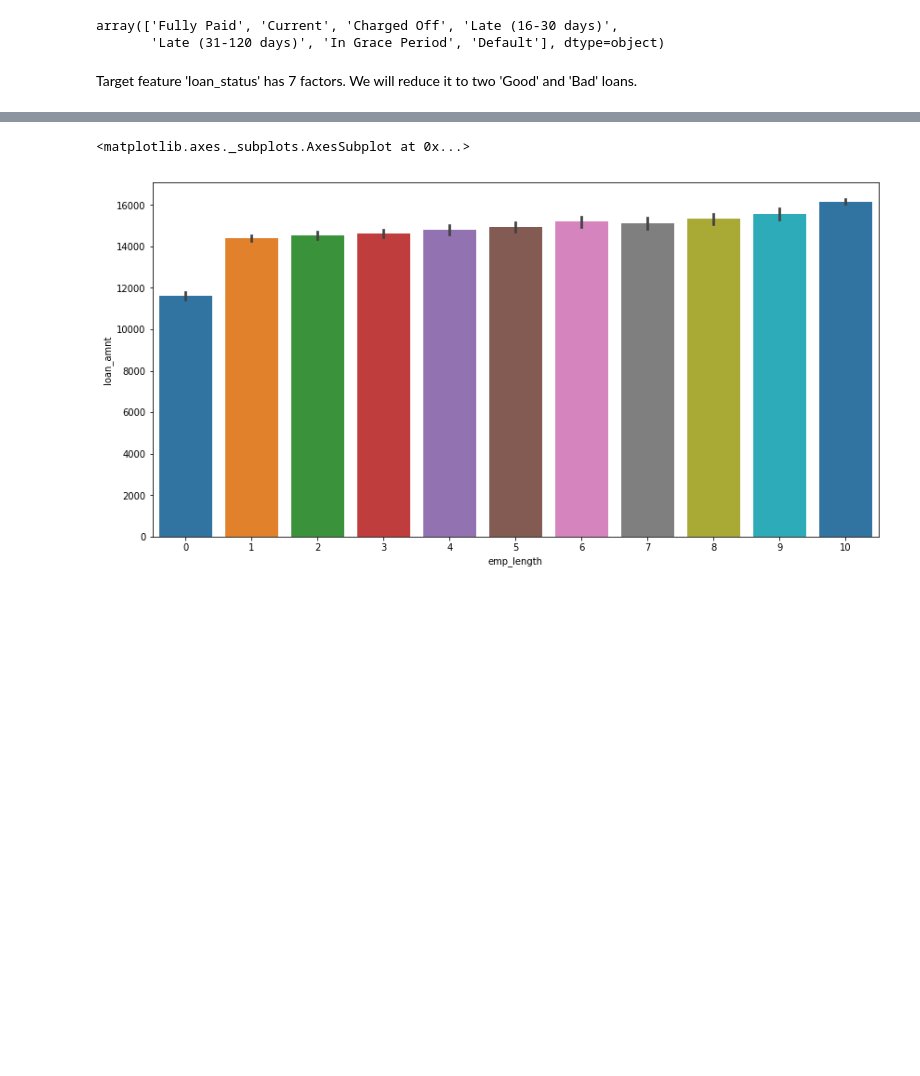
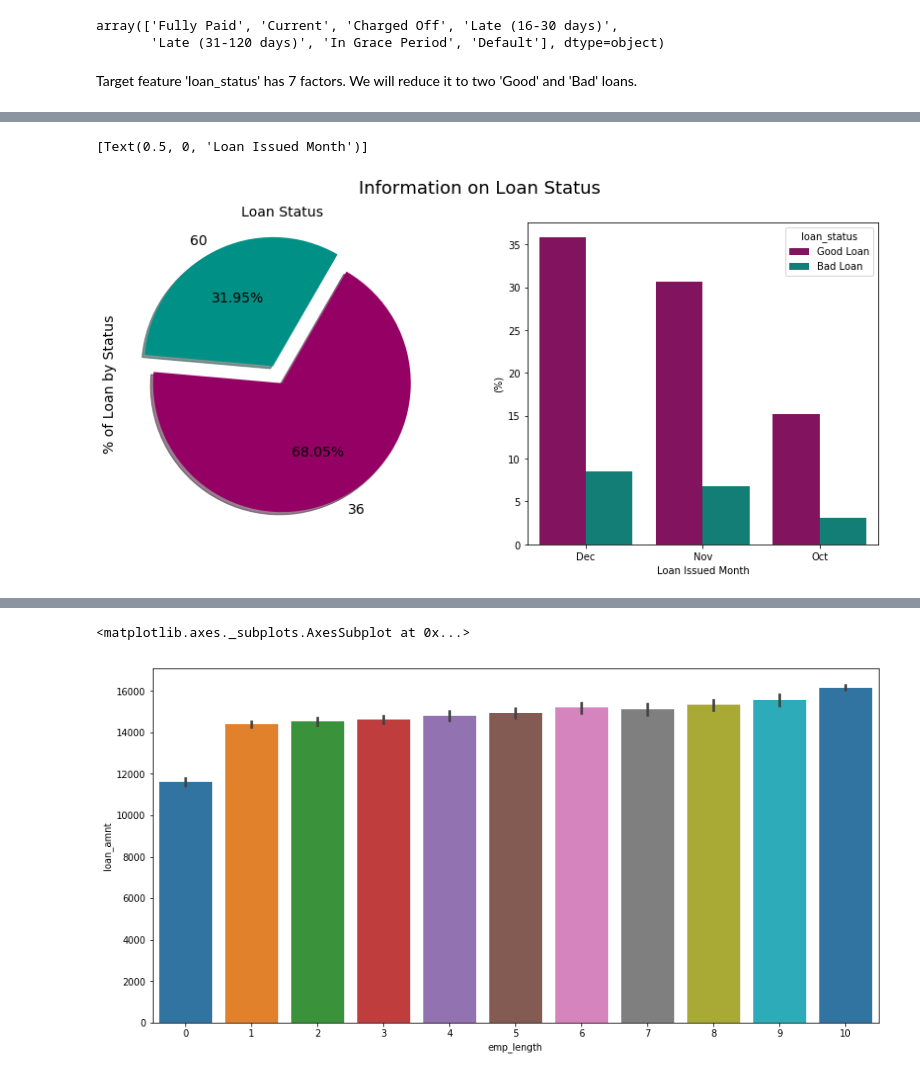
Before and after one commit to truzmeto/LoanStatusPrediction, a Jupyter notebook: kernel.ipynb, the cells around one changed output, grey strips where cells are left out. Saved outputs shown, nothing was run; the diff lists cells and outputs as text; code cells hidden in the pictures; blank space fills up the shorter version.

```diff
--- a/kernel.ipynb
+++ b/kernel.ipynb
@@ -98,7 +105,7 @@ Some features have mixed type such as number mixed with string.
 # %%
 def CleanData(df):
     """
-
+    Function to performe data cleaning with pandas
     """
 
     #rm '%' and convert to float
@@ -108,7 +115,8 @@ def CleanData(df):
     df.replace('n/a', np.nan,inplace = True)
     df.emp_length.fillna(value = 0,inplace = True)
 
-    df['emp_length'].replace(to_replace = '[^0-9]+', value='', inplace = True, regex = True)
+    df['emp_length'].replace(to_replace = '[^0-9]+', value='',
+                             inplace = True, regex = True)
     df['emp_length'] = df['emp_length'].astype(int)
 
     issue_month = df.issue_d.str.replace('-2015', '')
@@ -139,0 +151,24 @@ df.sub_grade
+# %%
+f, ax = plt.subplots(1,2, figsize=(14,6))
+fs = 14
+colors = ColorList([12,11])
+plt.suptitle('Information on Loan Status', fontsize=fs+4)
+df["term"].value_counts().plot.pie(explode=[0,0.15],
+                                          autopct='%1.2f%%',
+                                          ax=ax[0],
+                                          shadow=True,
+                                          colors=colors,
+                                          fontsize=fs,
+                                          startangle=175)
+ax[0].set_title('Loan Status', fontsize=fs)
+ax[0].set_ylabel('% of Loan by Status', fontsize=fs)
+
+sns.barplot(x="issue_month", y="loan_amnt", hue="loan_status",
+            data=df, palette=colors,
+            estimator=lambda x: len(x) / len(df) * 100)
+
+ax[1].set(ylabel="(%)")
+ax[1].set(xlabel="Loan Issued Month")
+# %% [output]
+[Text(0.5, 0, 'Loan Issued Month')]
+[figure, added]
```
Also changed, not shown: parts of 18 cells of this notebook, 4 other files.
